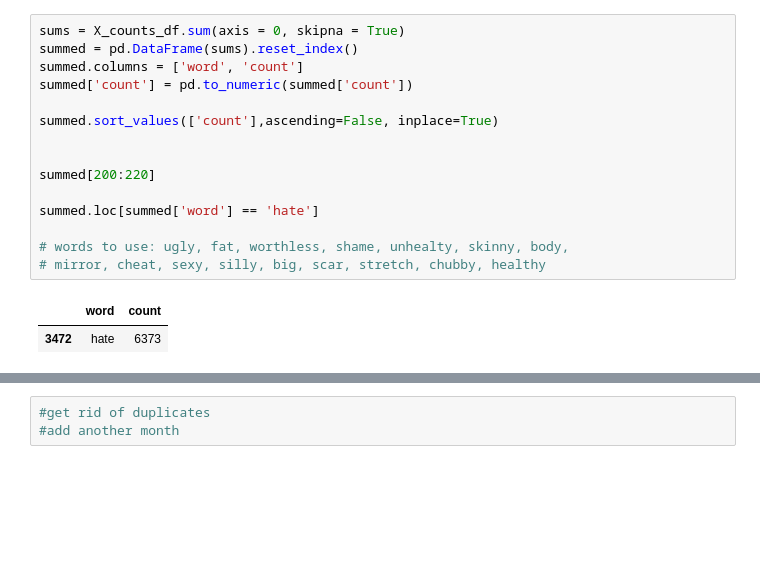
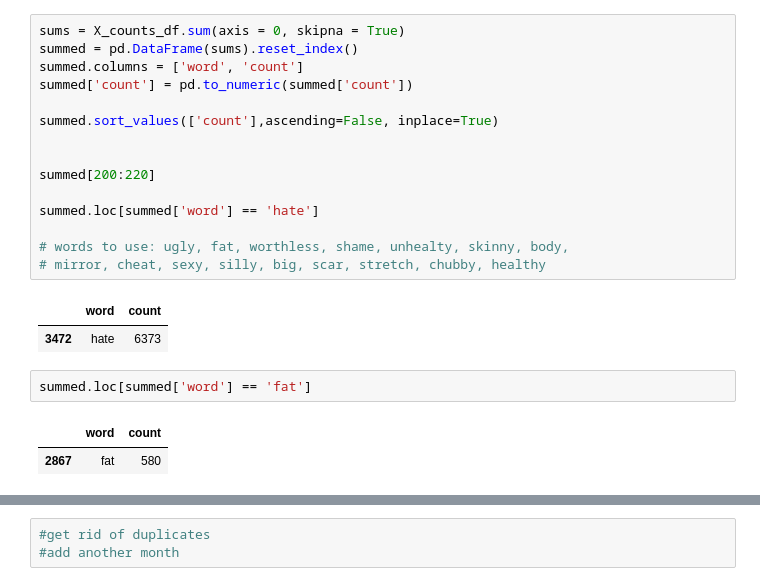
Before and after one commit to stat426-fall2021/BARproject, a Jupyter notebook: project data clean-Ashtyn.ipynb, the cells around one changed output, grey strips where cells are left out. Drawn from its saved outputs; the diff is of its cells as text; blank space fills up the shorter version.

```diff
--- a/project data clean-Ashtyn.ipynb
+++ b/project data clean-Ashtyn.ipynb
@@ -102,6 +187,11 @@ summed.loc[summed['word'] == 'hate']
 # %% [output]
 |  | word | count |
 | 3472 | hate | 6373 |
+# %%
+summed.loc[summed['word'] == 'fat']
+# %% [output]
+|  | word | count |
+| 2867 | fat | 580 |
 # %%
 sumnew = summed.loc[summed['count'] >= 100]
 #newwords = sumnew['word']
```
Also changed, not shown: parts of 19 cells of this notebook.
